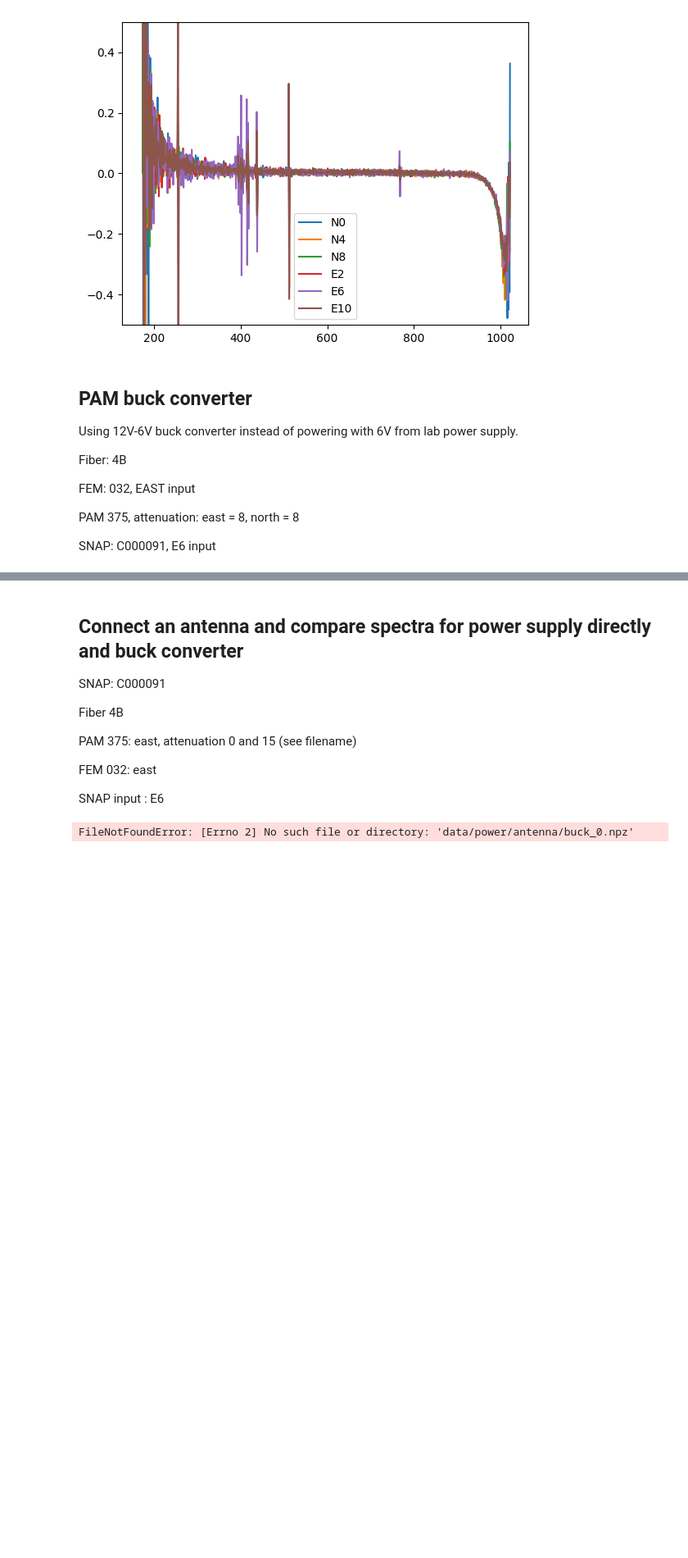
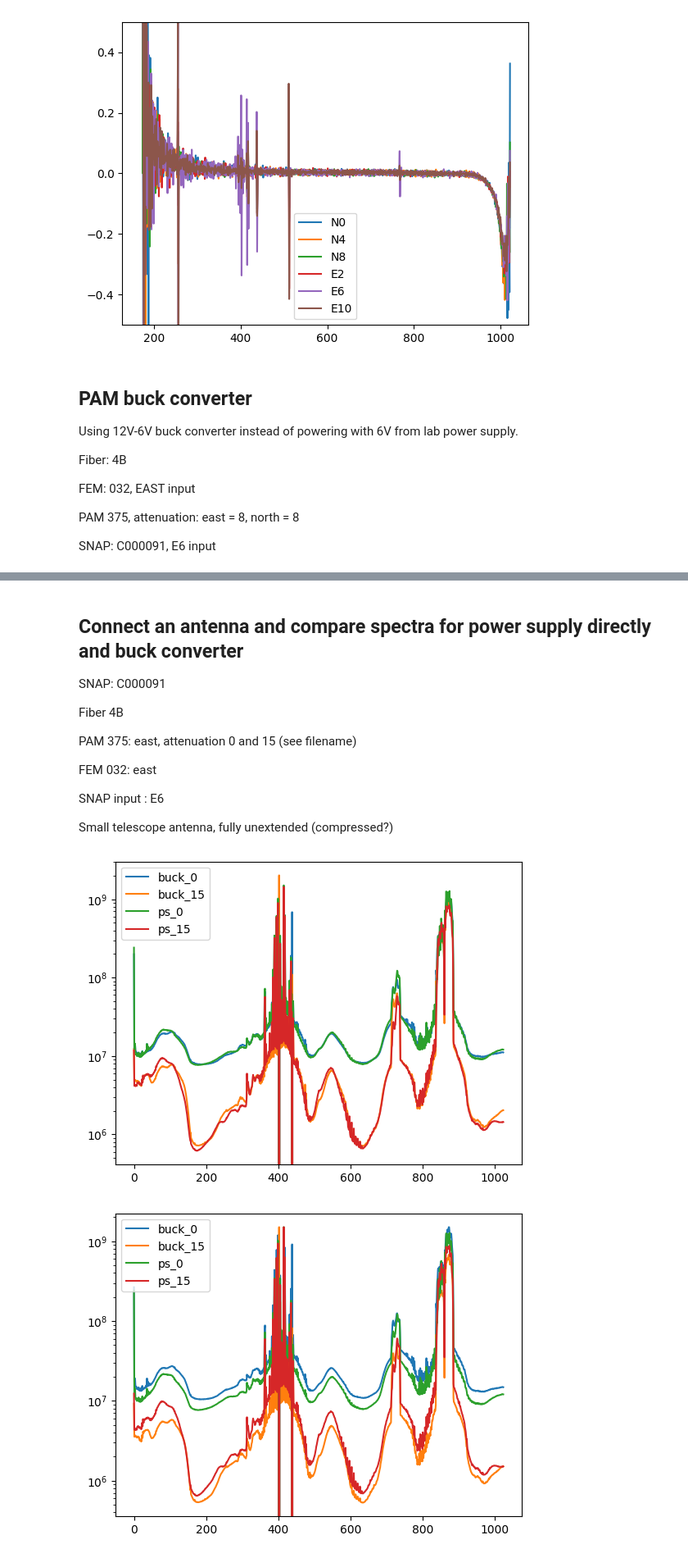
Before and after one commit to EIGSEP/eigsep_corr, a Jupyter notebook: gain_calibration/gain_calibration.ipynb, the cells around one changed output, grey strips where cells are left out. Shown at 82% size. Drawn from its saved outputs; the diff is of its cells as text; code cells hidden in the pictures; blank space fills up the shorter version.

Commit message:
add antenna spectra

```diff
--- a/gain_calibration/gain_calibration.ipynb
+++ b/gain_calibration/gain_calibration.ipynb
@@ -186,15 +186,17 @@ def read_SNAP_dat(id_num):
 
     return data, norm_data
 
-def plot_SNAP_data(data):
+def plot_SNAP_data(data, log=False):
     plt.figure()
     for inp in data:
         d = data[inp]
         plt.plot(d, label=f"{inp}")
     plt.legend()
+    if log:
+        plt.yscale("log")
     plt.show()
 
-def plot_SNAP_norm(data, ref_max):
+def plot_SNAP_norm(data, ref_max, log=False):
     """
     data : dict, peak normalized data
     ref_max : float, value to set peak to
@@ -204,9 +206,11 @@ def plot_SNAP_norm(data, ref_max):
         d = data[inp]
         plt.plot(d * ref_max, label=f"{inp}")
     plt.legend()
+    if log:
+        plt.yscale("log")
     plt.show()
 
-def plot_SNAP_ratio(data, ref_inp="N0"):
+def plot_SNAP_ratio(data, ref_inp="N0", log=False):
     """
     Ratio between all the signals and a reference signal. The reference signal is specfied by
     ``ref_inp''.
@@ -220,6 +224,8 @@ def plot_SNAP_ratio(data, ref_inp="N0"):
         d = data[inp]
         plt.plot(d / ref_signal, label=f"{inp}")
     plt.legend()
+    if log:
+        plt.yscale("log")
     plt.show()
 
 def plot_SNAP_noise(data):
@@ -283,19 +285,22 @@ PAM 375: east, attenuation 0 and 15 (see filename)
 FEM 032: east
 
 SNAP input : E6
+
+Small telescope antenna, fully unextended (compressed?)
 # %%
 buck_ant_data = {}
 norm_ant_data = {}
 for name in ["buck_0", "buck_15", "ps_0", "ps_15"]:
     path = f"data/power/antenna/{name}.npz"
     d = np.frombuffer(np.load(path)["3"], dtype=dt).astype(float)
     norm_d = d / get_max(d)
     buck_ant_data[name] = d
     norm_ant_data[name] = norm_d
 
-plot_SNAP_data(buck_ant_data)
-plot_SNAP_norm(norm_ant_data, get_max(buck_ant_data["ps"]))
-plot_SNAP_ratio(norm_ant_data, ref_inp="ps")
+plot_SNAP_data(buck_ant_data, log=True)
+plot_SNAP_norm(norm_ant_data, get_max(buck_ant_data["ps_0"]), log=True)
+plot_SNAP_ratio(norm_ant_data, ref_inp="ps_0", log=True)
 plot_SNAP_noise(buck_ant_data)
 # %% [output]
-FileNotFoundError: [Errno 2] No such file or directory: 'data/power/antenna/buck_0.npz'
+[figure, added]
+[figure, added]
```
Also changed, not shown: parts of 3 cells of this notebook.
